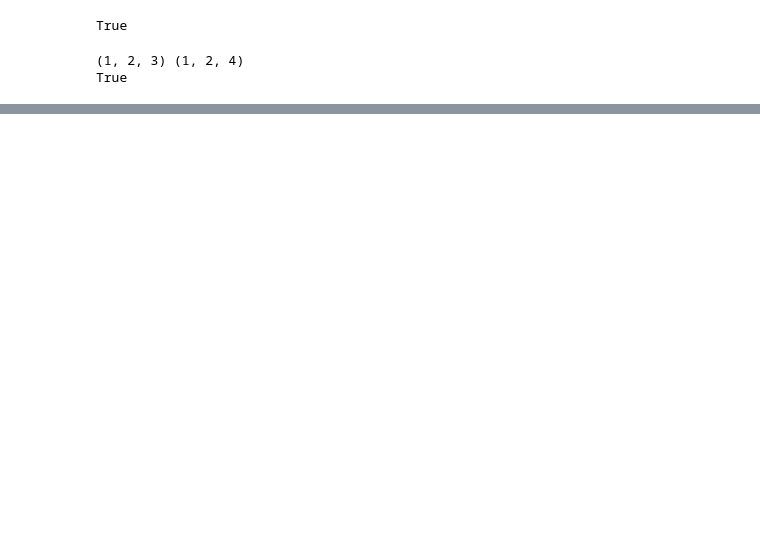
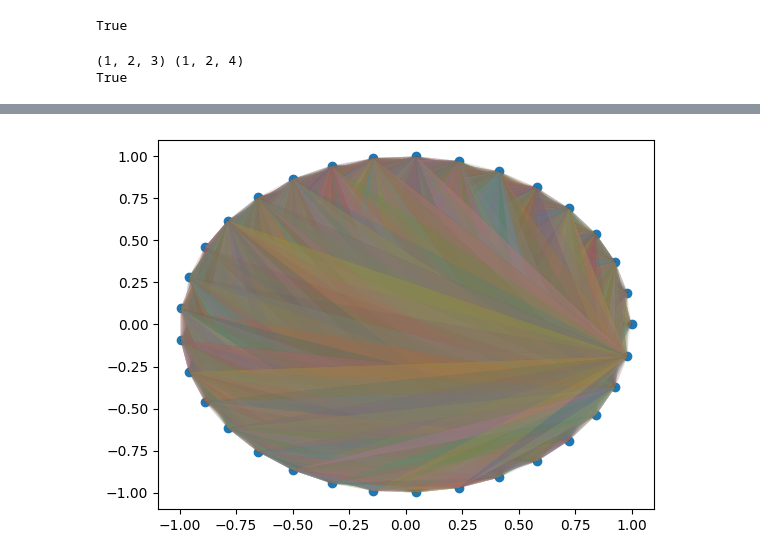
Before and after one commit to syq2012/hdx-sampling, a Jupyter notebook: HDX sampling.ipynb, the cells around one changed output, grey strips where cells are left out. Drawn from its saved outputs; the diff is of its cells as text; code cells hidden in the pictures; blank space fills up the shorter version.

```diff
--- a/HDX sampling.ipynb
+++ b/HDX sampling.ipynb
@@ -136,0 +178,2 @@ cov = cov_mat(N, 3, variance)
+# %%
+coord_idx = idx_coord(V)
@@ -136,0 +249,14 @@ cov = cov_mat(N, 3, variance)
+# %%
+theta = [i/N for i in range(N)]
+x = [np.cos(i * 2 * np.pi) for i in theta]
+y = [np.sin(i * 2 * np.pi) for i in theta]
+# %%
+plt.scatter(x, y)
+shift = np.median(sample_triangle)
+for v in V:
+    temp = sample_triangle[coord_idx[v]]
+    if temp >= shift:
+        plt.fill([x[i - 1] for i in v], [y[i - 1] for i in v], alpha = temp )
+plt.show()
+# %% [output]
+[figure, added]
```
Also changed, not shown: parts of 19 cells of this notebook.
